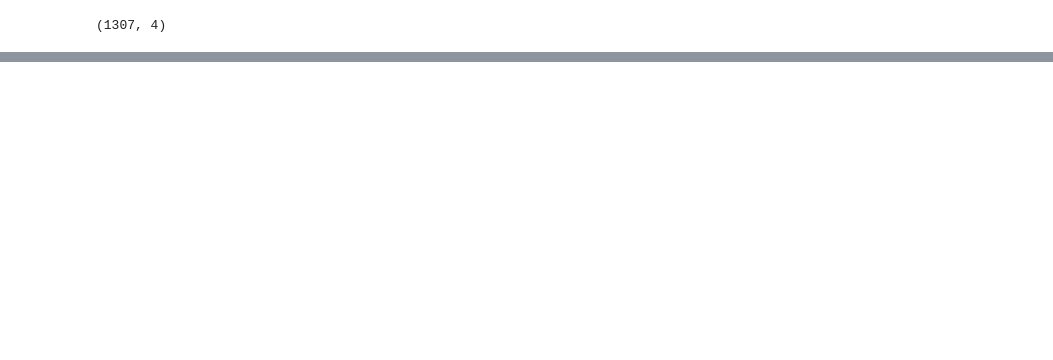
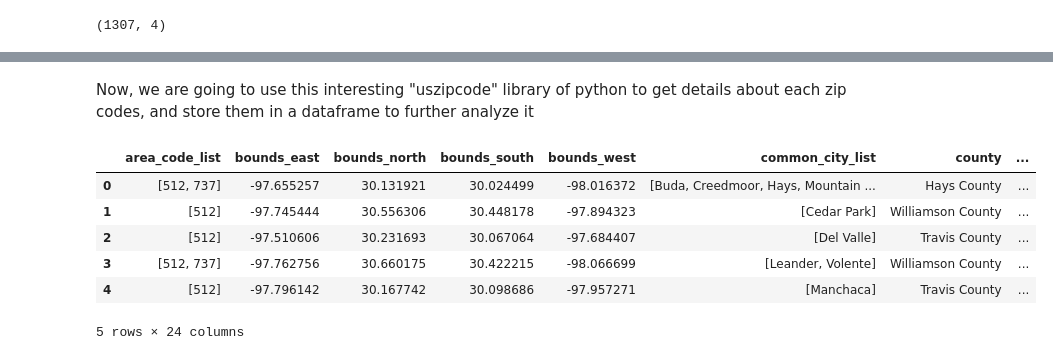
Before and after one commit to akshaybhaskaran/house_purchase, a Jupyter notebook: purchase_house.ipynb, the cells around one changed output, grey strips where cells are left out. Saved outputs shown, nothing was run; the diff lists cells and outputs as text; code cells hidden in the pictures; blank space fills up the shorter version.

```diff
--- a/purchase_house.ipynb
+++ b/purchase_house.ipynb
@@ -515,0 +477,13 @@ pprint.pprint(result)
+# %%
+# we will get all the zip codes of austin to narrow down our search
+austin_zip = "http://www.city-data.com/zipmaps/Austin-Texas.html"
+response = requests.get(austin_zip)
+ziplist = []
+# Parsing the results with BeautifulSoup
+soup = BeautifulSoup(response.text, "html.parser")
+table = soup.find_all('div', class_="zip data-block")
+for t in table:
+    ziplist.append(t["id"])
+
+# sample ziplist of Austin
+ziplist[0:10]
@@ -515,0 +501,22 @@ pprint.pprint(result)
+# %% [markdown]
+Now, we are going to use this interesting "uszipcode" library of python to get details about each zip codes, and store them in a dataframe to further analyze it
+# %%
+# setting the search engine
+search = SearchEngine(simple_zipcode=True)
+results = []
+for z in ziplist:
+    zipcode = search.by_zipcode(z)
+    data = zipcode.to_dict()
+    results.append(data)
+
+# storing the results in a dataframe
+austin_zip_df = json_normalize(results)
+austin_zip_df.head()
+# %% [output]
+|  | area_code_list | bounds_east | bounds_north | bounds_south | bounds_west | common_city_list | county | ... |
+| 0 | [512, 737] | -97.655257 | 30.131921 | 30.024499 | -98.016372 | [Buda, Creedmoor, Hays, Mountain ... | Hays County | ... |
+| 1 | [512] | -97.745444 | 30.556306 | 30.448178 | -97.894323 | [Cedar Park] | Williamson County | ... |
+| 2 | [512] | -97.510606 | 30.231693 | 30.067064 | -97.684407 | [Del Valle] | Travis County | ... |
+| 3 | [512, 737] | -97.762756 | 30.660175 | 30.422215 | -98.066699 | [Leander, Volente] | Williamson County | ... |
+| 4 | [512] | -97.796142 | 30.167742 | 30.098686 | -97.957271 | [Manchaca] | Travis County | ... |
+5 rows × 24 columns
```
Also changed, not shown: parts of 8 cells of this notebook.
